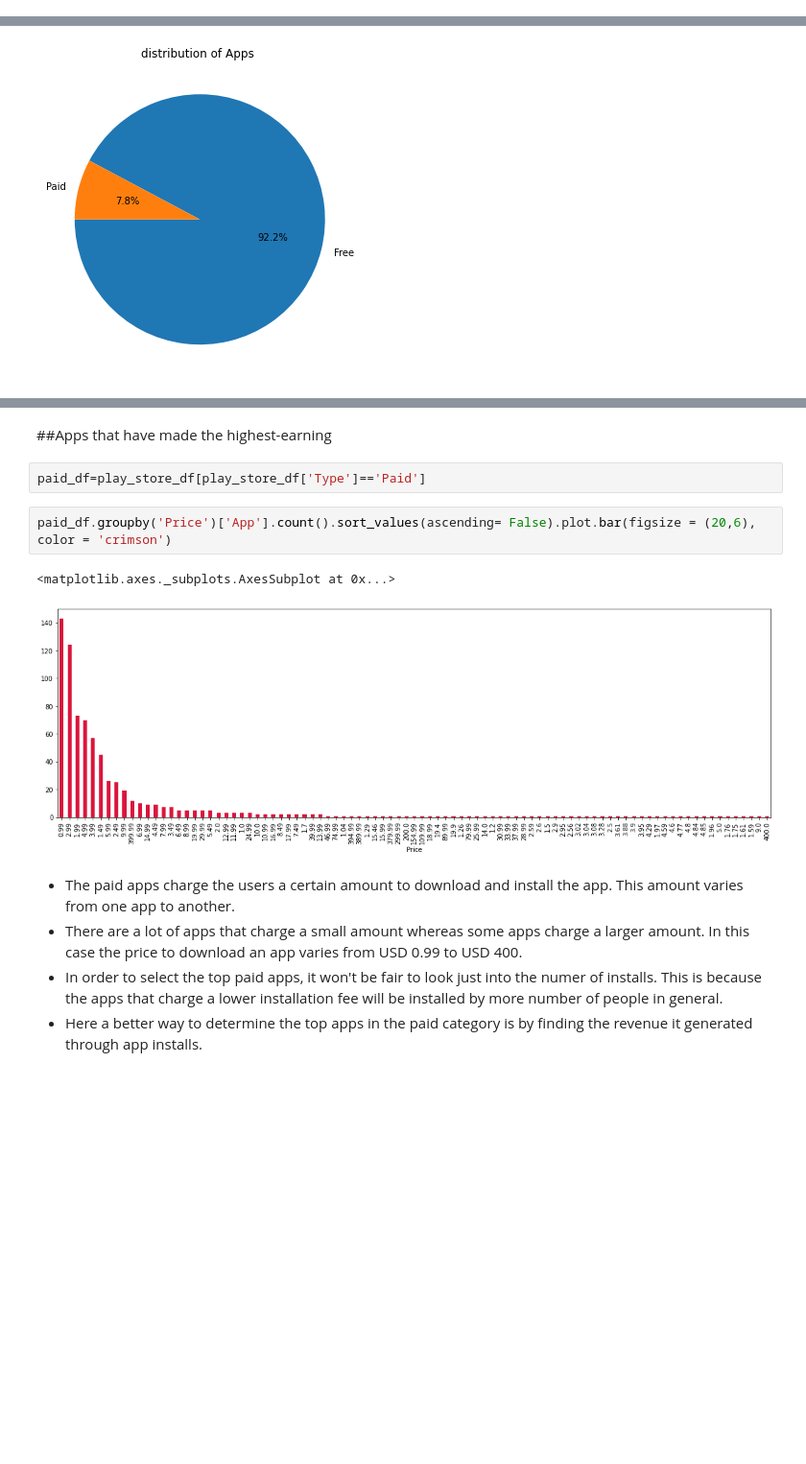
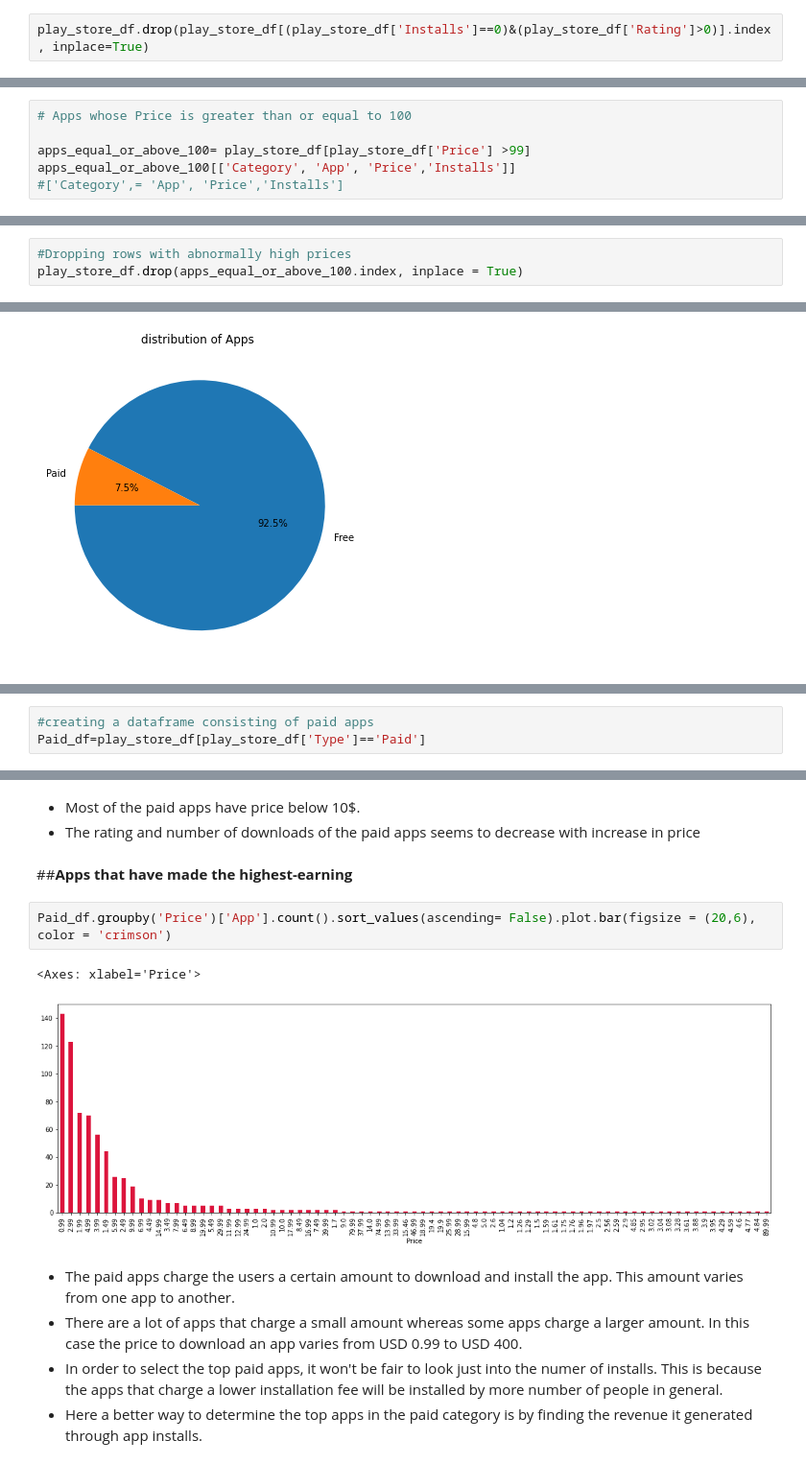
Before and after one commit to CarolinaPaul/playstore-eda, a Jupyter notebook: Google_Play_Store_Analysis.ipynb, the cells around one changed output, grey strips where cells are left out. Shown at 96% size. Saved outputs shown, nothing was run; the diff lists cells and outputs as text; blank space fills up the shorter version.

```diff
--- a/Google_Play_Store_Analysis.ipynb
+++ b/Google_Play_Store_Analysis.ipynb
@@ -412,0 +512,2 @@ play_store_df.shape
+# %%
+play_store_df.drop(play_store_df[(play_store_df['Installs']==0)&(play_store_df['Rating']>0)].index , inplace=True)
@@ -412,0 +577,6 @@ play_store_df.shape
+# %%
+# Apps whose Price is greater than or equal to 100
+
+apps_equal_or_above_100= play_store_df[play_store_df['Price'] >99]
+apps_equal_or_above_100[['Category', 'App', 'Price','Installs']]
+#['Category',= 'App', 'Price','Installs']
@@ -413,3 +603,6 @@ play_store_df.shape
+# %%
+#Dropping rows with abnormally high prices
+play_store_df.drop(apps_equal_or_above_100.index, inplace = True)
 # %%
 play_store_df.describe()
 # %% [output]
@@ -787,0 +1072,3 @@ plt.pie(app_type_count, labels=app_type_count.index, autopct='%1.1f%%', startang
+# %%
+#creating a dataframe consisting of paid apps
+Paid_df=play_store_df[play_store_df['Type']=='Paid']
@@ -788,12 +1096,13 @@ plt.pie(app_type_count, labels=app_type_count.index, autopct='%1.1f%%', startang
+# %% [markdown]
+* Most of the paid apps have price below 10$.
+* The rating and number of downloads of the paid apps seems to decrease with increase in price
 # %% [markdown]
-##Apps that have made the highest-earning
+##**Apps that have made the highest-earning**
-# %%
-paid_df=play_store_df[play_store_df['Type']=='Paid']
 # %%
-paid_df.groupby('Price')['App'].count().sort_values(ascending= False).plot.bar(figsize = (20,6), color = 'crimson')
+Paid_df.groupby('Price')['App'].count().sort_values(ascending= False).plot.bar(figsize = (20,6), color = 'crimson')
 # %% [output]
-<matplotlib.axes._subplots.AxesSubplot at 0x...>
+<Axes: xlabel='Price'>
-[figure, old version]
+[figure, new version]
 # %% [markdown]
 * The paid apps charge the users a certain amount to download and install the app. This amount varies from one app to another.
 * There are a lot of apps that charge a small amount whereas some apps charge a larger amount. In this case the price to download an app varies from USD 0.99 to USD 400.
```
Also changed, not shown: parts of 192 cells of this notebook.
